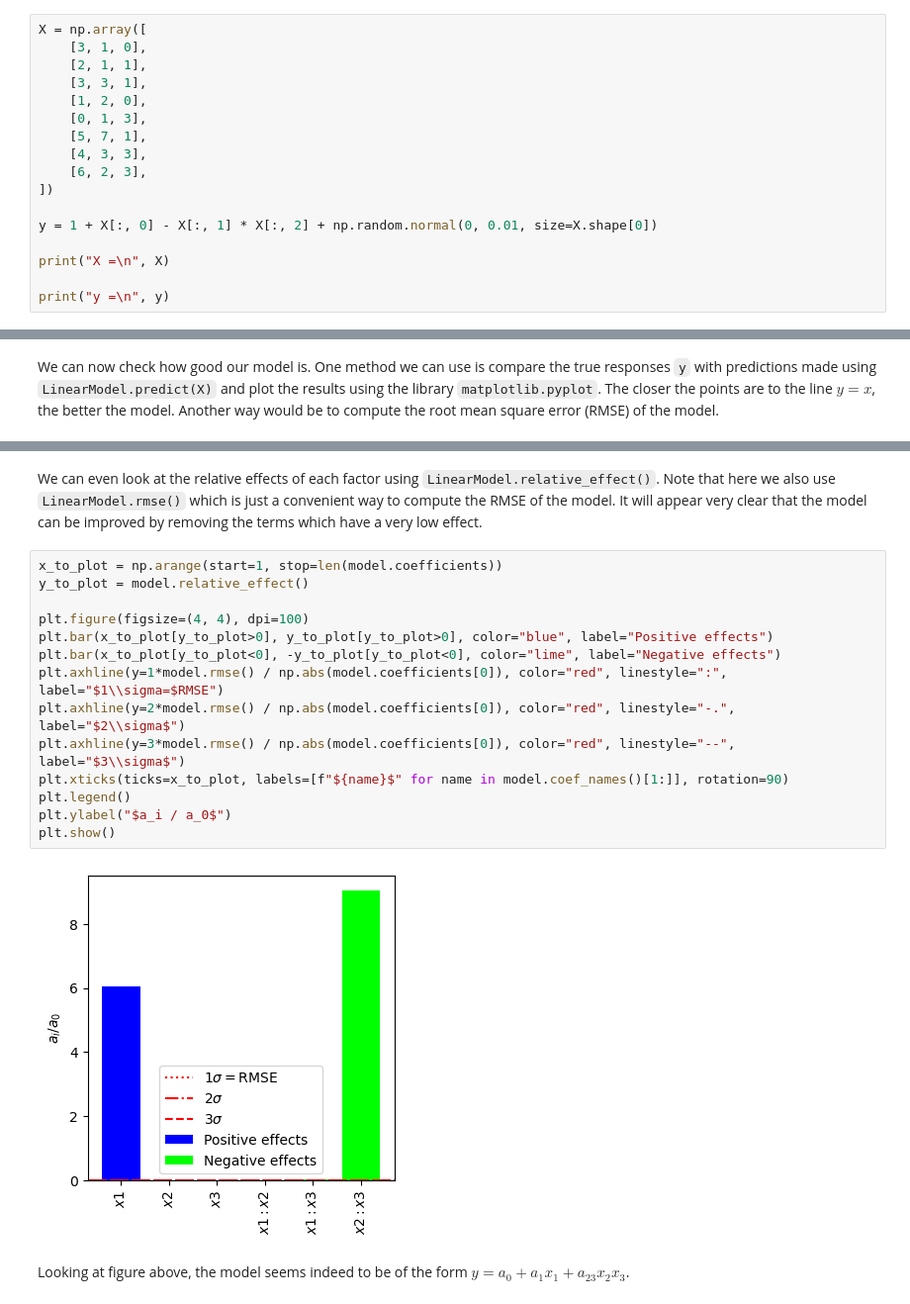
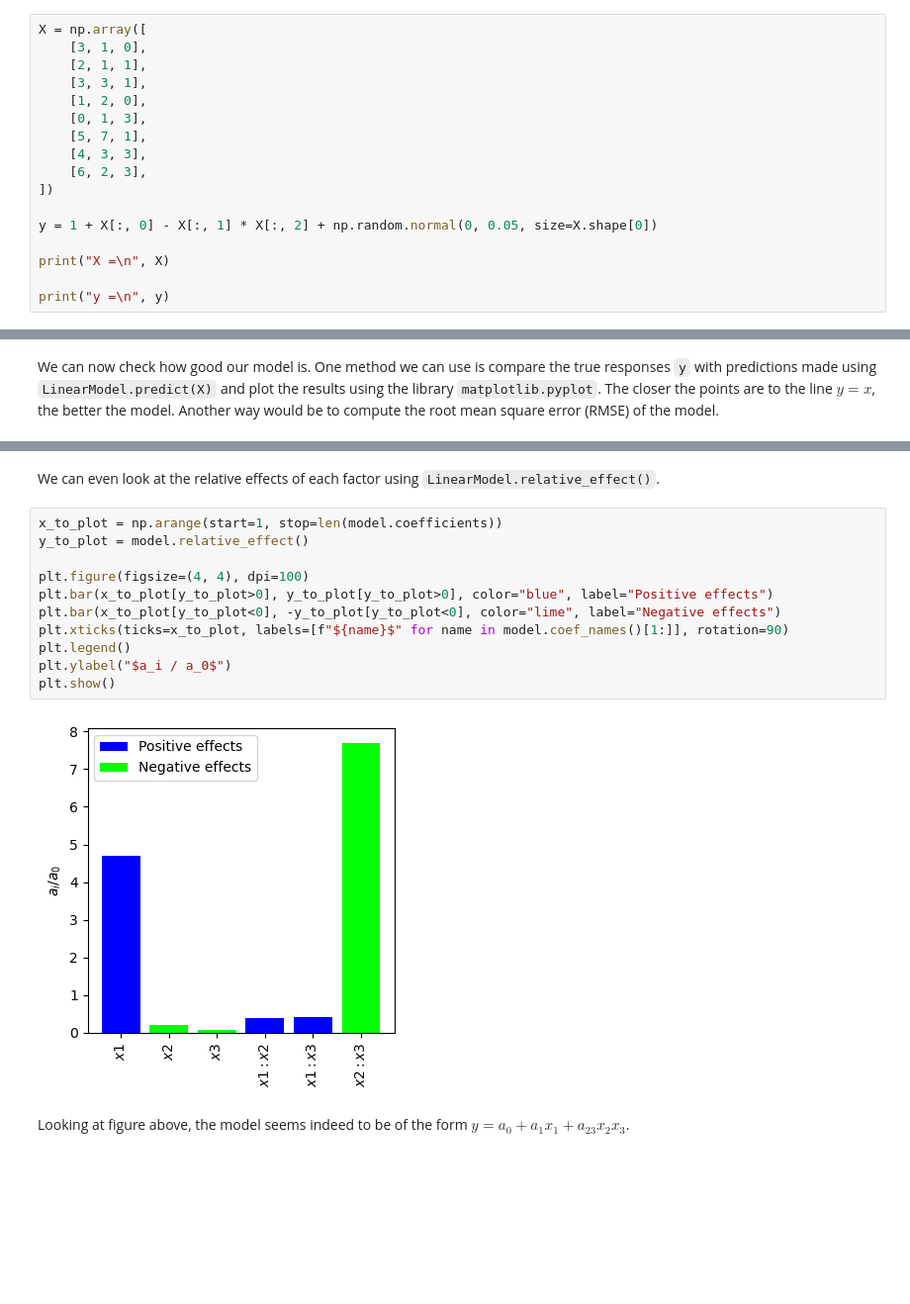
Before and after one commit to soleilvermeil/doe, a Jupyter notebook: example.ipynb, the cells around one changed output, grey strips where cells are left out. Shown: that part at 99% size. Saved outputs shown, nothing was run; the diff lists cells and outputs as text; blank space fills up the shorter version.

```diff
--- a/example.ipynb
+++ b/example.ipynb
@@ -35,7 +35,7 @@ X = np.array([
     [6, 2, 3],
 ])
 
-y = 1 + X[:, 0] - X[:, 1] * X[:, 2] + np.random.normal(0, 0.01, size=X.shape[0])
+y = 1 + X[:, 0] - X[:, 1] * X[:, 2] + np.random.normal(0, 0.05, size=X.shape[0])
 
 print("X =\n", X)
 
@@ -90,21 +90,18 @@ plt.show()
-# %% [markdown]
-We can even look at the relative effects of each factor using `LinearModel.relative_effect()`. Note that here we also use `LinearModel.rmse()` which is just a convenient way to compute the RMSE of the model. It will appear very clear that the model can be improved by removing the terms which have a very low effect.
+# %% [markdown]
+We can even look at the relative effects of each factor using `LinearModel.relative_effect()`.
 # %%
 x_to_plot = np.arange(start=1, stop=len(model.coefficients))
 y_to_plot = model.relative_effect()
 
 plt.figure(figsize=(4, 4), dpi=100)
 plt.bar(x_to_plot[y_to_plot>0], y_to_plot[y_to_plot>0], color="blue", label="Positive effects")
 plt.bar(x_to_plot[y_to_plot<0], -y_to_plot[y_to_plot<0], color="lime", label="Negative effects")
-plt.axhline(y=1*model.rmse() / np.abs(model.coefficients[0]), color="red", linestyle=":", label="$1\\sigma=$RMSE")
-plt.axhline(y=2*model.rmse() / np.abs(model.coefficients[0]), color="red", linestyle="-.", label="$2\\sigma$")
-plt.axhline(y=3*model.rmse() / np.abs(model.coefficients[0]), color="red", linestyle="--", label="$3\\sigma$")
 plt.xticks(ticks=x_to_plot, labels=[f"${name}$" for name in model.coef_names()[1:]], rotation=90)
 plt.legend()
 plt.ylabel("$a_i / a_0$")
 plt.show()
 # %% [output]
-[figure, old version]
+[figure, new version]
 # %% [markdown]
 Looking at figure above, the model seems indeed to be of the form $y=a_0+a_1x_1+a_{23}x_2x_3$.
 # %% [markdown]
```
Also changed, not shown: parts of 6 cells of this notebook, 1 other file.
